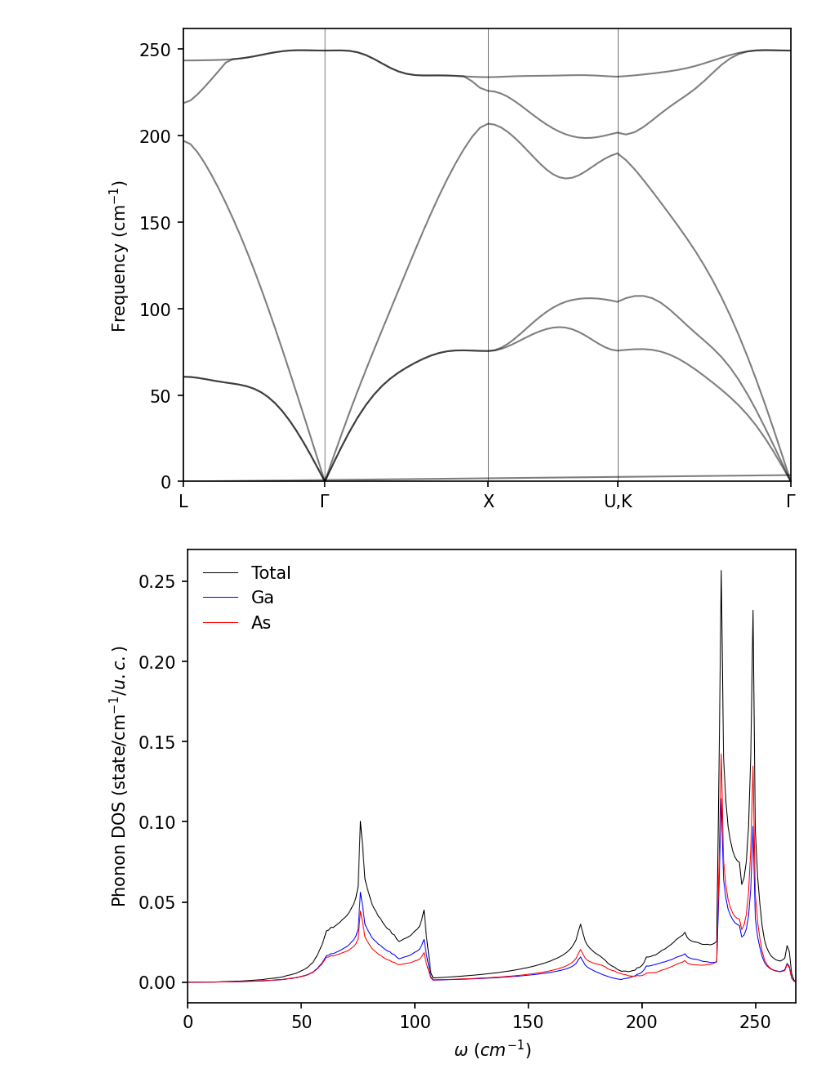
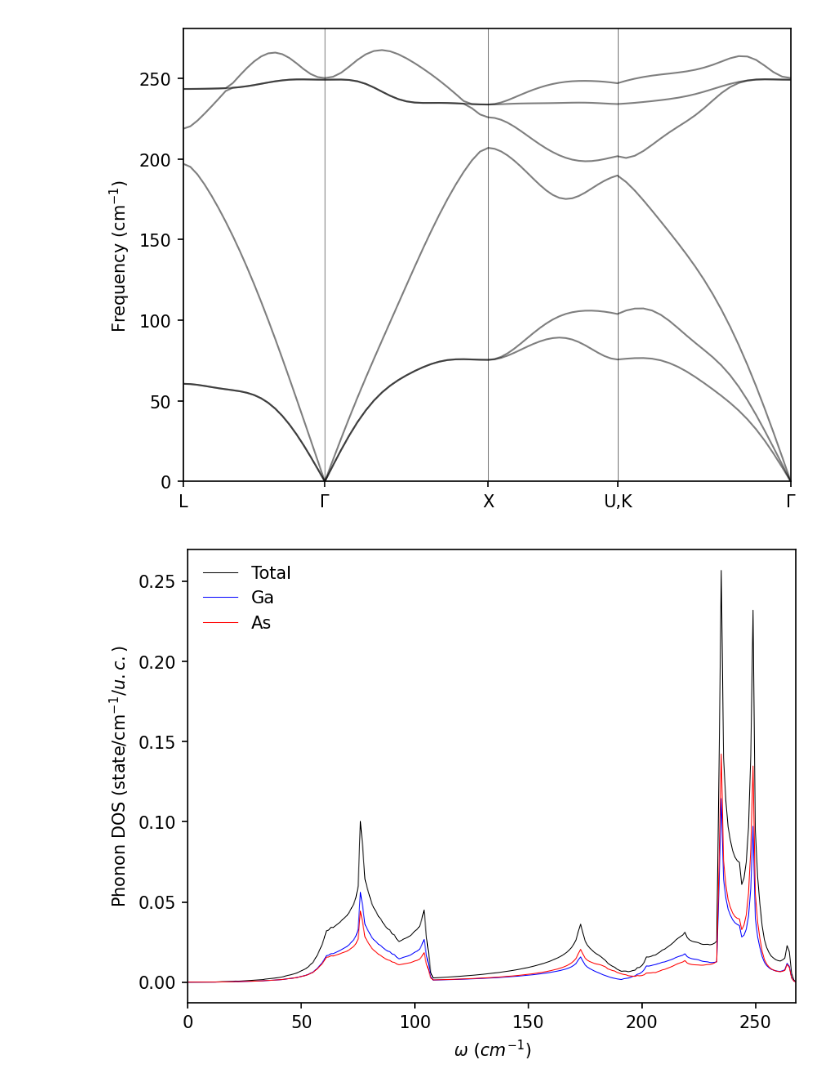
Before and after one commit to pranabdas/espresso, a Jupyter notebook: notebooks/GaAs-phonon.ipynb, the cells around one changed output. Drawn from its saved outputs; the diff is of its cells as text; code cells hidden in the pictures.

```diff
--- a/notebooks/GaAs-phonon.ipynb
+++ b/notebooks/GaAs-phonon.ipynb
@@ -10,20 +10,20 @@ data = np.loadtxt("../src/GaAs-phonon/GaAs.freq.gp")
 # %%
 nbands = data.shape[1] - 1
 for band in range(nbands):
-    plt.plot(data[:, 0], data[:, band], linewidth=1, alpha=0.5, color='k')
+    plt.plot(data[:, 0], data[:, band + 1], linewidth=1, alpha=0.5, color='k')
 # High symmetry k-points (check matdyn.GaAs.in)
 plt.axvline(x=data[0, 0], linewidth=0.5, color='k', alpha=0.5)
 plt.axvline(x=data[20, 0], linewidth=0.5, color='k', alpha=0.5)
 plt.axvline(x=data[40, 0], linewidth=0.5, color='k', alpha=0.5)
 plt.axvline(x=data[60, 0], linewidth=0.5, color='k', alpha=0.5)
 plt.xticks(ticks= [0, data[20, 0], data[40, 0], data[60, 0], data[-1, 0]], \
            labels=['L', '$\Gamma$', 'X', 'U,K', '$\Gamma$'])
 plt.ylabel("Frequency (cm$^{-1}$)")
 plt.xlim(data[0, 0], data[-1, 0])
 plt.ylim(0, )
 plt.show()
 # %% [output]
-[figure, old version]
+[figure, new version]
 # %%
 freq, dos, pdos_Ga, pdos_As = np.loadtxt("../src/GaAs-phonon/GaAs.dos", unpack=True)
 
```
Also changed, not shown: 6 other files.
